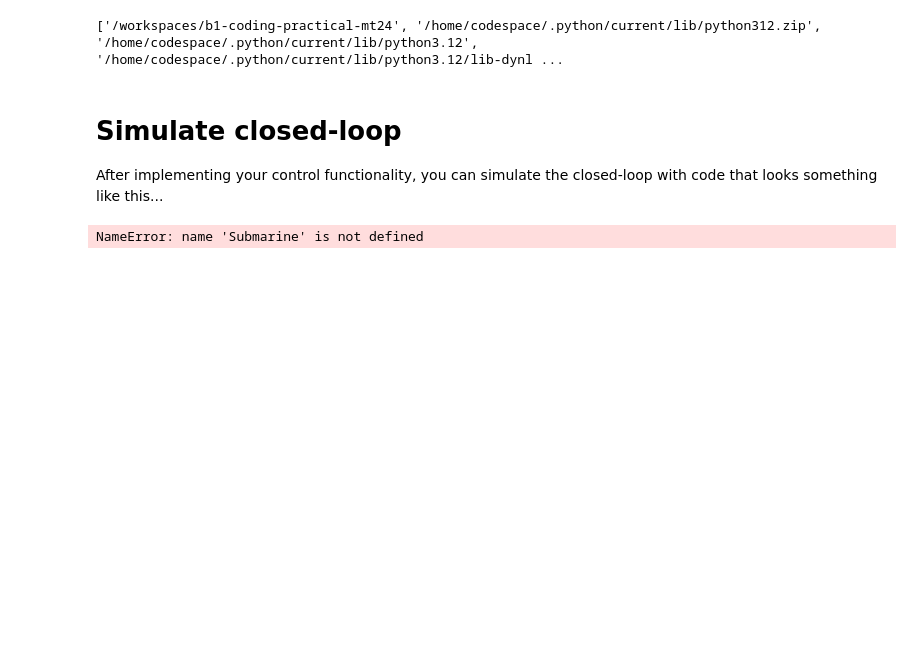
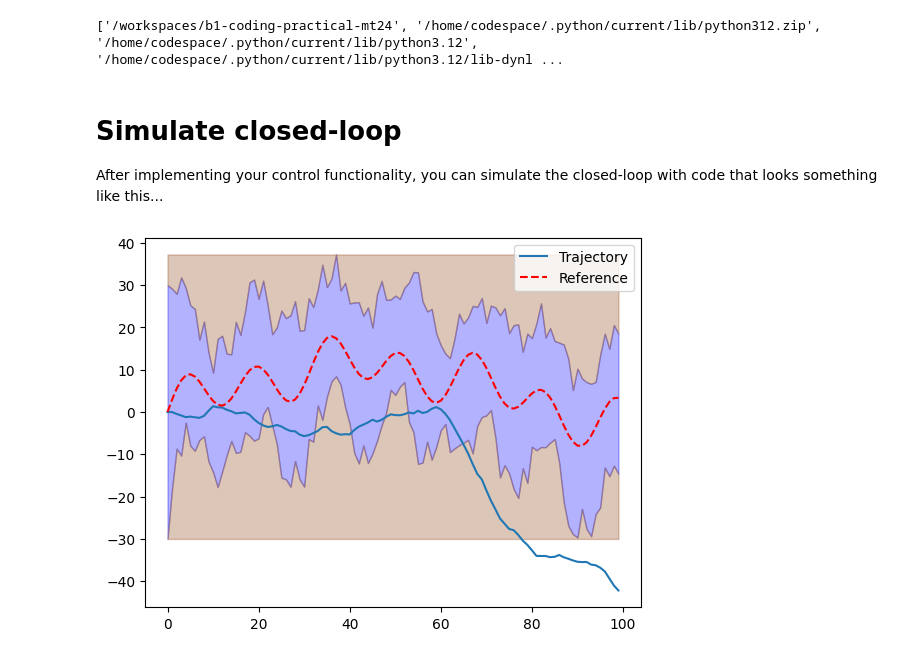
Before and after one commit to jumenberger/b1-coding-practical-mt24, a Jupyter notebook: notebooks/demo.ipynb, the cells around one changed output. Saved outputs shown, nothing was run; the diff lists cells and outputs as text; code cells hidden in the pictures; blank space fills up the shorter version.

Commit message:
Mission class completed

```diff
--- a/notebooks/demo.ipynb
+++ b/notebooks/demo.ipynb
@@ -16,15 +16,15 @@ print(sys.path)
 After implementing your control functionality, you can simulate the closed-loop with code that looks something like this...
 # %%
 # Import relevant modules
-import uuv_mission
+from uuv_mission import *
 
 sub = Submarine()
 # Instantiate your controller (depending on your implementation)
 controller = Controller()
 closed_loop = ClosedLoop(sub, controller)
-mission = Mission.from_csv("path/to/file") # You must implement this method in the Mission class
+mission = Mission.from_csv("/workspaces/b1-coding-practical-mt24/data/mission.csv")
 
 trajectory = closed_loop.simulate_with_random_disturbances(mission)
 trajectory.plot_completed_mission(mission)
 # %% [output]
-NameError: name 'Submarine' is not defined
+[figure, added]
```
Also changed, not shown: 2 other files.
